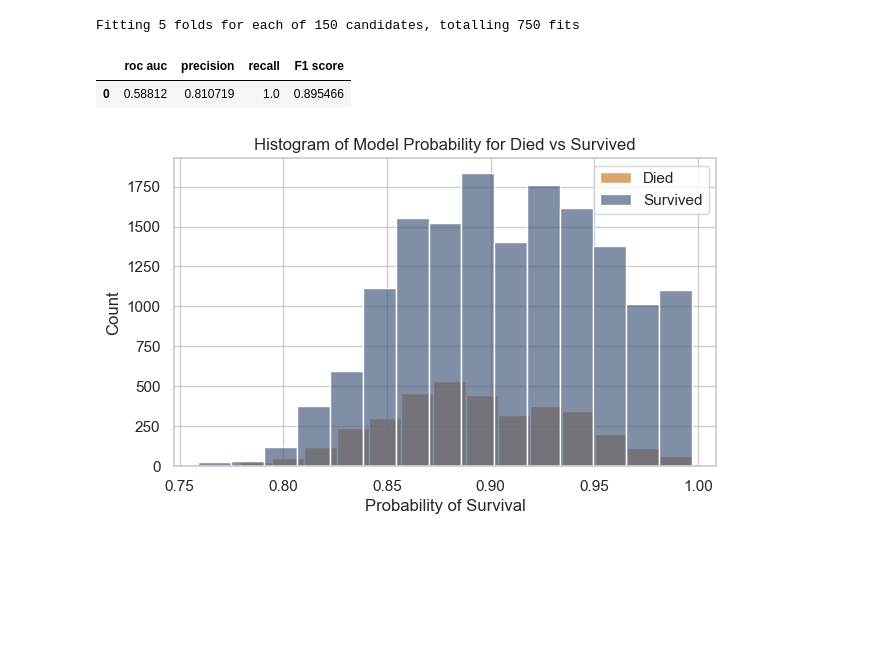
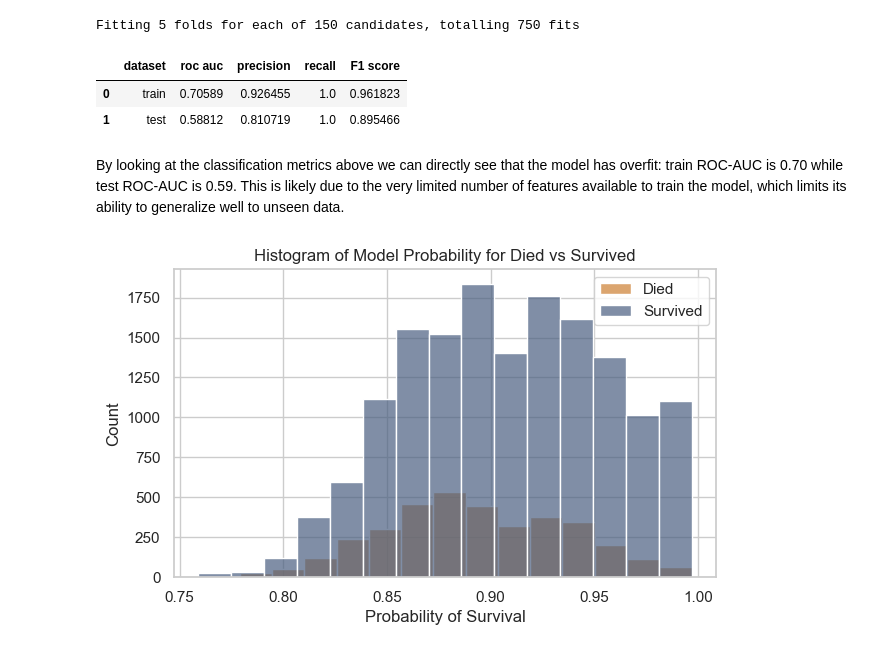
Before and after one commit to Eligoze75/Sepsis-Survival-Minimal-Clinical-Records, a Jupyter notebook: src/sepsis-predictor-report.ipynb, the cells around one changed output. Drawn from its saved outputs; the diff is of its cells as text; code cells hidden in the pictures; blank space fills up the shorter version.

```diff
--- a/src/sepsis-predictor-report.ipynb
+++ b/src/sepsis-predictor-report.ipynb
@@ -52,12 +58,16 @@ test_df = test_df.rename(
 )
 
 # Convert sex to categorical
-train_df["sex"] = train_df["sex"].map({0:"male", 1:"female"})
-test_df["sex"] = test_df["sex"].map({0:"male", 1:"female"})
+train_df["sex"] = train_df["sex"].map({0: "male", 1: "female"})
+test_df["sex"] = test_df["sex"].map({0: "male", 1: "female"})
 
 # Convert target to categorical
-train_df["hospital_outcome_cat"] = train_df["hospital_outcome"].map({0:"Died", 1:"Survived"})
-test_df["hospital_outcome_cat"] = test_df["hospital_outcome"].map({0:"Died", 1:"Survived"})
+train_df["hospital_outcome_cat"] = train_df["hospital_outcome"].map(
+    {0: "Died", 1: "Survived"}
+)
+test_df["hospital_outcome_cat"] = test_df["hospital_outcome"].map(
+    {0: "Died", 1: "Survived"}
+)
 # %%
 # Show the stats of each column
 train_df.describe()
@@ -254,23 +273,32 @@ Fitting 5 folds for each of 150 candidates, totalling 750 fits
 # %%
 # adapted from DSCI 573 lecture 1
 # Classification Metrics
-y_pred = lr_best_model.predict(X_test)
-roc_auc = roc_auc_score(y_test, lr_best_model.predict_proba(X_test)[:, 1])
-precision = precision_score(y_test, y_pred)
-recall = recall_score(y_test, y_pred)
-f1 = f1_score(y_test, y_pred)
+y_pred_train = lr_best_model.predict(X_train)
+y_pred_test = lr_best_model.predict(X_test)
+roc_auc_train = roc_auc_score(y_train, lr_best_model.predict_proba(X_train)[:, 1])
+roc_auc_test = roc_auc_score(y_test, lr_best_model.predict_proba(X_test)[:, 1])
+precision_train = precision_score(y_train, y_pred_train)
+precision_test = precision_score(y_test, y_pred_test)
+recall_train = recall_score(y_train, y_pred_train)
+recall_test = recall_score(y_test, y_pred_test)
+f1_train = f1_score(y_train, y_pred_train)
+f1_test = f1_score(y_test, y_pred_test)
 
 pd.DataFrame(
     {
-        "roc auc": [roc_auc],
-        "precision": [precision],
-        "recall": [recall],
-        "F1 score": [f1],
+        "dataset": ["train", "test"],
+        "roc auc": [roc_auc_train, roc_auc_test],
+        "precision": [precision_train, precision_test],
+        "recall": [recall_train, recall_test],
+        "F1 score": [f1_train, f1_test],
     }
 )
 # %% [output]
-|  | roc auc | precision | recall | F1 score |
-| 0 | 0.58812 | 0.810719 | 1.0 | 0.895466 |
+|  | dataset | roc auc | precision | recall | F1 score |
+| 0 | train | 0.70589 | 0.926455 | 1.0 | 0.961823 |
+| 1 | test | 0.58812 | 0.810719 | 1.0 | 0.895466 |
+# %% [markdown]
+By looking at the classification metrics above we can directly see that the model has overfit: train ROC-AUC is 0.70 while test ROC-AUC is 0.59. This is likely due to the very limited number of features available to train the model, which limits its ability to generalize well to unseen data.
 # %%
 died = test_df.loc[test_df["hospital_outcome_cat"] == "Died"]
 y_hat_died = lr_best_model.predict_proba(died[features])[:, 1]
```
Also changed, not shown: parts of 18 cells of this notebook.
